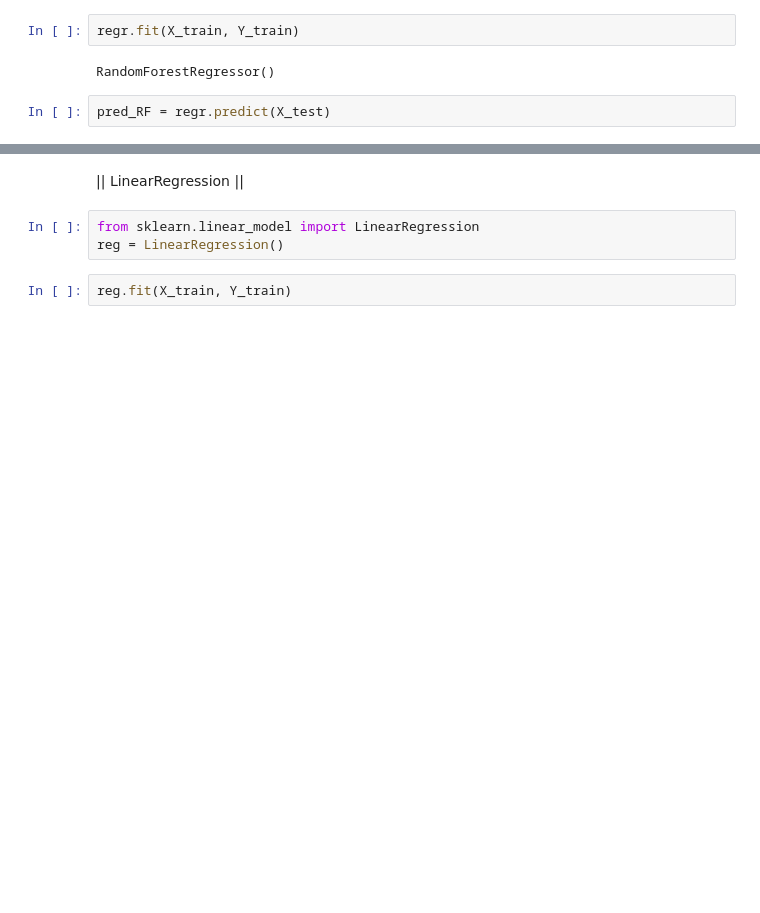
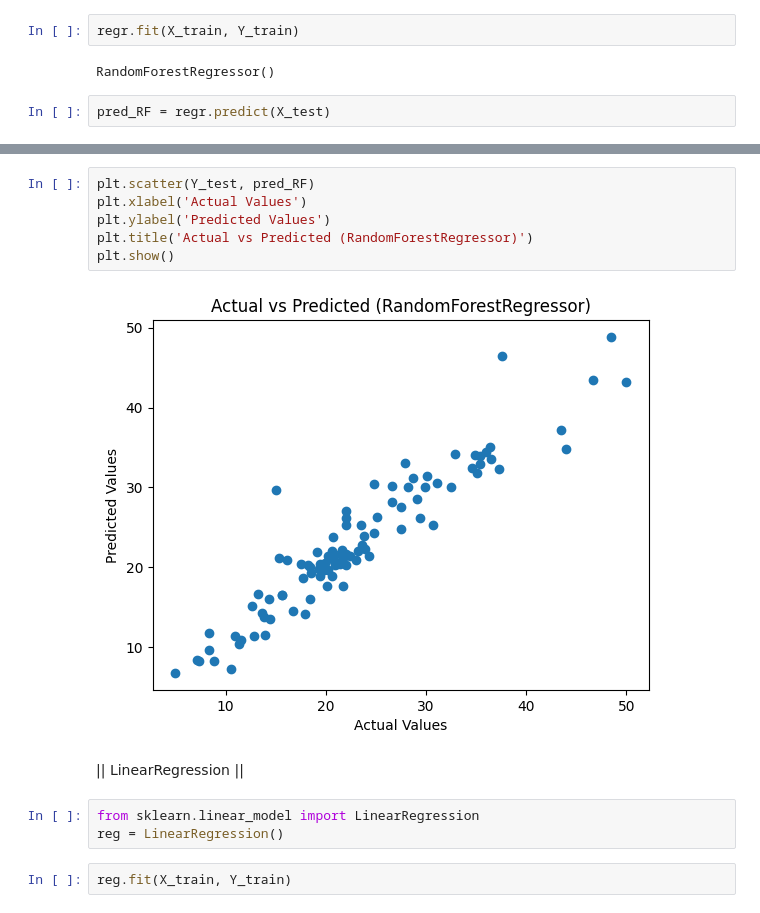
Before and after one commit to devsivv/house_prediction_machine_learning, a Jupyter notebook: house_price_prediction.ipynb, the cells around one changed output, grey strips where cells are left out. Cells and saved outputs as stored; diff of their text form; blank space fills up the shorter version.

```diff
--- a/house_price_prediction.ipynb
+++ b/house_price_prediction.ipynb
@@ -213,3 +249,11 @@ RMSE (RandomForestRegressor):  3.17665685964373
+# %%
+plt.scatter(Y_test, pred_RF)
+plt.xlabel('Actual Values')
+plt.ylabel('Predicted Values')
+plt.title('Actual vs Predicted (RandomForestRegressor)')
+plt.show()
+# %% [output]
+[figure, added]
 # %% [markdown]
 ||  LinearRegression  ||
 # %%
```
Also changed, not shown: parts of 10 cells of this notebook, 4 other files.
